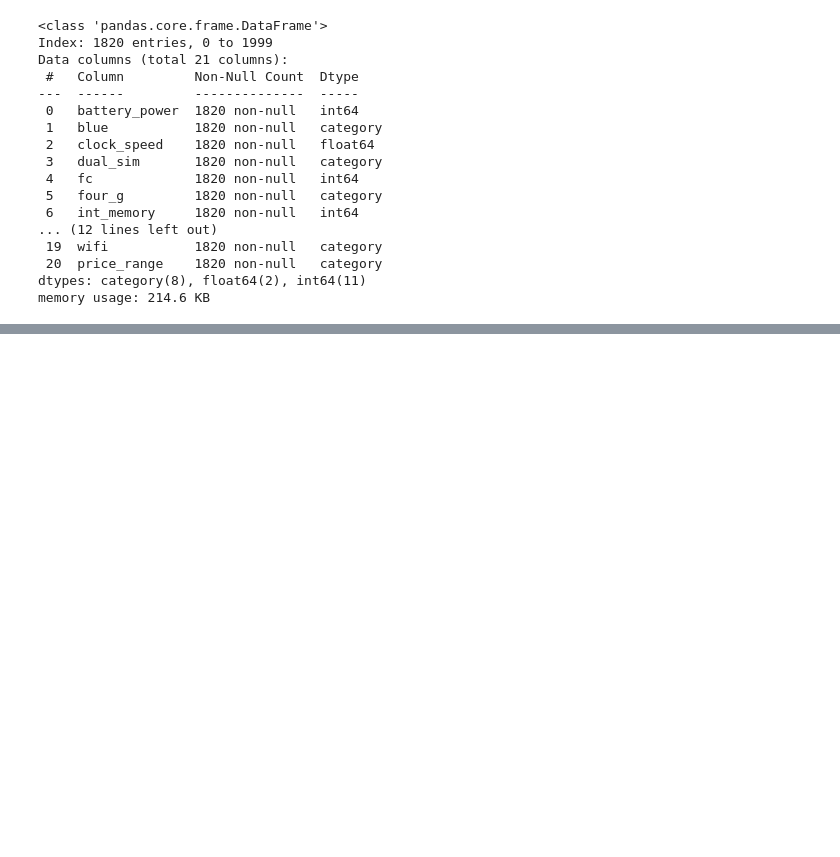
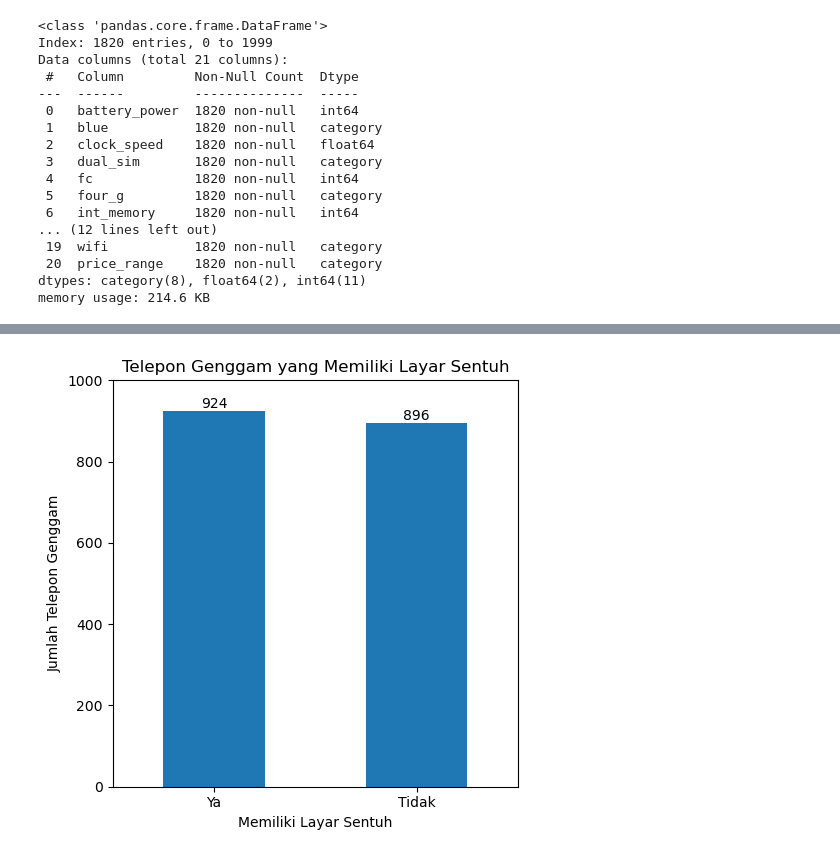
Before and after one commit to Faridwm/Klasifikasi-Harga-Telepon-Genggam, a Jupyter notebook: Mobile Price Classification.ipynb, the cells around one changed output, grey strips where cells are left out. Cells and saved outputs as stored; diff of their text form; code cells hidden in the pictures; blank space fills up the shorter version.

```diff
--- a/Mobile Price Classification.ipynb
+++ b/Mobile Price Classification.ipynb
@@ -312,0 +316,15 @@ list(inet_conn_cnt.keys())[counter]
+# %%
+fig, ax = plt.subplots(figsize=(5,5))
+data_viz['touch_screen'].value_counts().plot(kind='bar', ax=ax)
+for i in ax.containers:
+    ax.bar_label(i,)
+plt.ylim(0, 1000)
+labs, locs = plt.xticks()
+plt.xticks(labs, ['Ya', 'Tidak'], rotation=0)
+plt.xlabel('Memiliki Layar Sentuh')
+plt.ylabel("Jumlah Telepon Genggam")
+plt.title("Telepon Genggam yang Memiliki Layar Sentuh")
+plt.tight_layout()
+plt.show()
+# %% [output]
+[figure, added]
```
Also changed, not shown: parts of 42 cells of this notebook.
